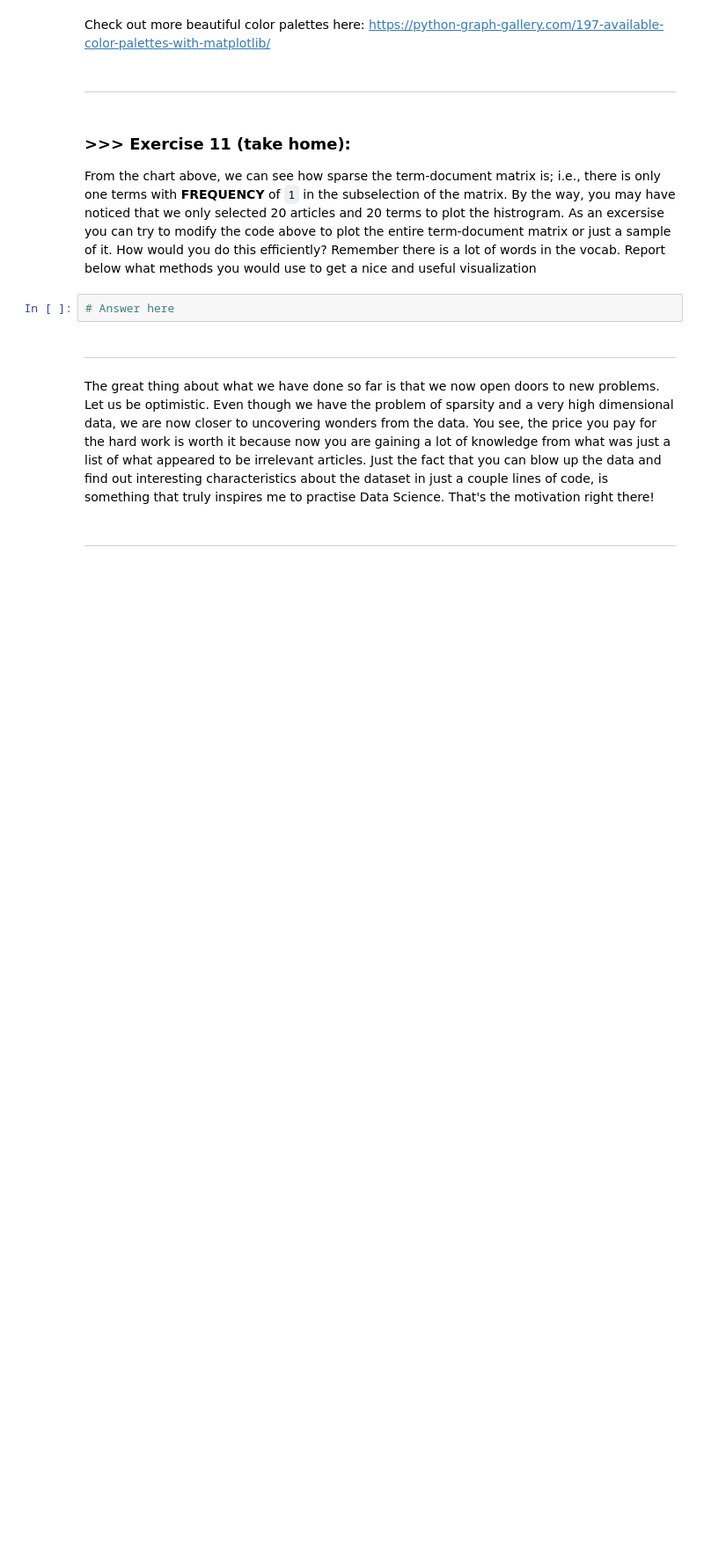
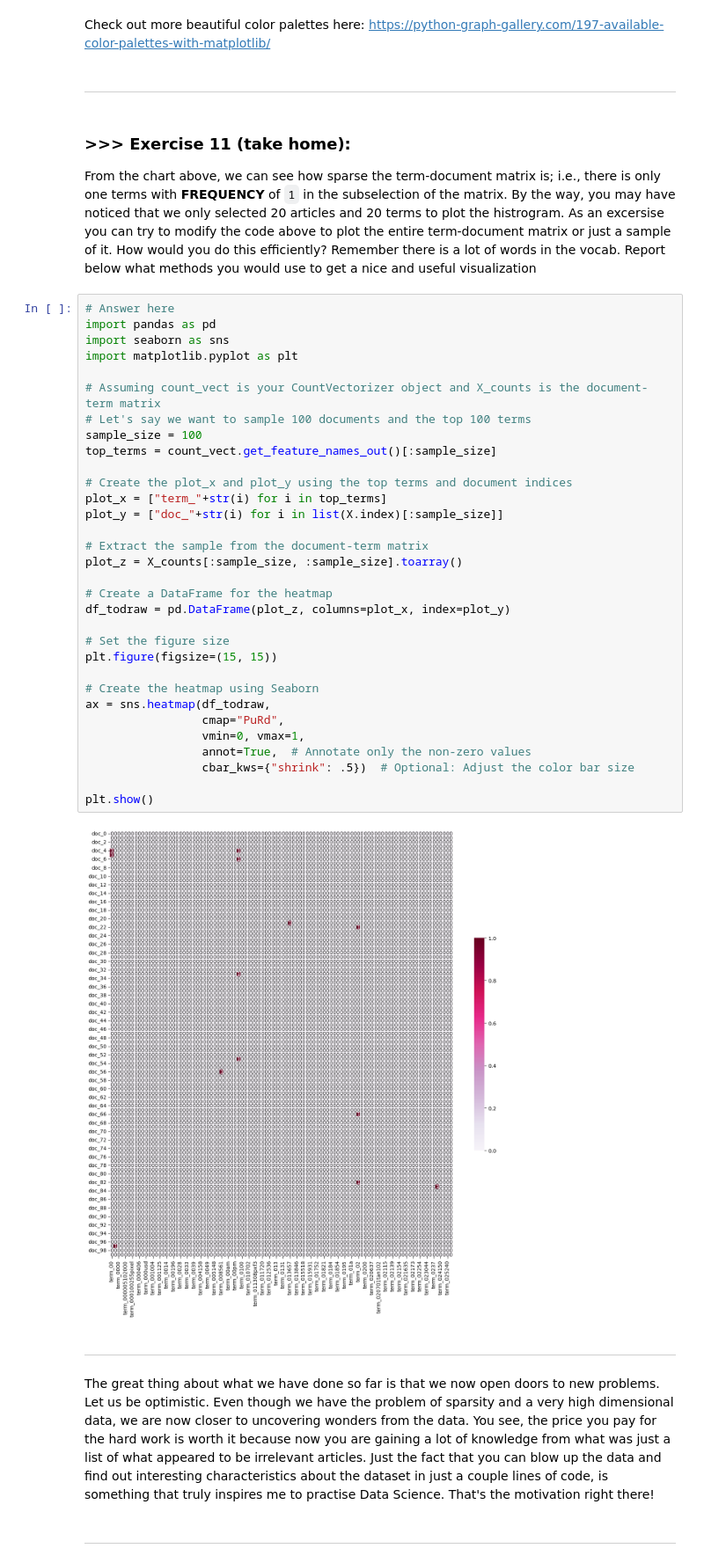
Before and after one commit to akirahoiman/DM2024-Lab1-Master, a Jupyter notebook: DM2024-Lab1-Master.ipynb, the cells around one changed output. Shown at 88% size. Drawn from its saved outputs; the diff is of its cells as text; blank space fills up the shorter version.

```diff
--- a/DM2024-Lab1-Master.ipynb
+++ b/DM2024-Lab1-Master.ipynb
@@ -1152,8 +1155,40 @@ Check out more beautiful color palettes here: https://python-graph-gallery.com/1
 # %% [markdown]
 ### **>>> Exercise 11 (take home):**
 From the chart above, we can see how sparse the term-document matrix is; i.e., there is only one terms with **FREQUENCY** of `1` in the subselection of the matrix. By the way, you may have noticed that we only selected 20 articles and 20 terms to plot the histrogram. As an excersise you can try to modify the code above to plot the entire term-document matrix or just a sample of it. How would you do this efficiently? Remember there is a lot of words in the vocab. Report below what methods you would use to get a nice and useful visualization
-# %%
-# Answer here
+# %%
+# Answer here
+import pandas as pd
+import seaborn as sns
+import matplotlib.pyplot as plt
+
+# Assuming count_vect is your CountVectorizer object and X_counts is the document-term matrix
+# Let's say we want to sample 100 documents and the top 100 terms
+sample_size = 100
+top_terms = count_vect.get_feature_names_out()[:sample_size]
+
+# Create the plot_x and plot_y using the top terms and document indices
+plot_x = ["term_"+str(i) for i in top_terms]
+plot_y = ["doc_"+str(i) for i in list(X.index)[:sample_size]]
+
+# Extract the sample from the document-term matrix
+plot_z = X_counts[:sample_size, :sample_size].toarray()
+
+# Create a DataFrame for the heatmap
+df_todraw = pd.DataFrame(plot_z, columns=plot_x, index=plot_y)
+
+# Set the figure size
+plt.figure(figsize=(15, 15))
+
+# Create the heatmap using Seaborn
+ax = sns.heatmap(df_todraw,
+                 cmap="PuRd",
+                 vmin=0, vmax=1,
+                 annot=True,  # Annotate only the non-zero values
+                 cbar_kws={"shrink": .5})  # Optional: Adjust the color bar size
+
+plt.show()
+# %% [output]
+[figure, added]
 # %% [markdown]
 ---
 # %% [markdown]
```
Also changed, not shown: parts of 1 cell of this notebook.
